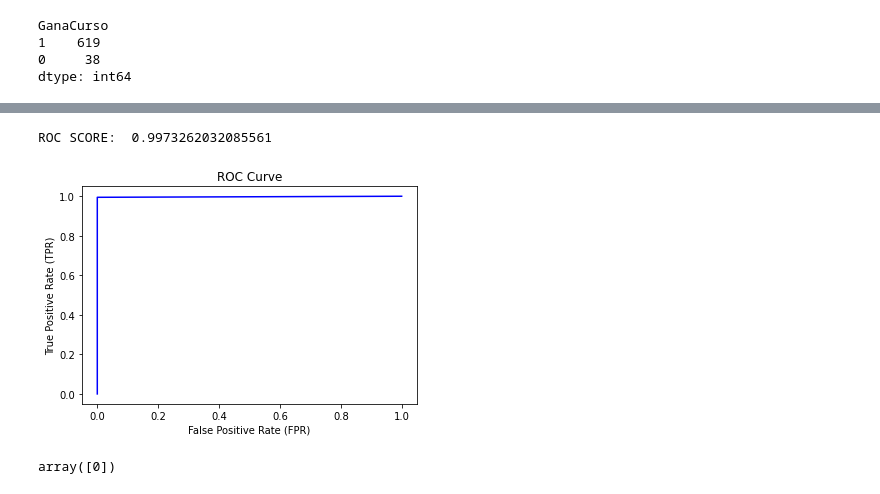
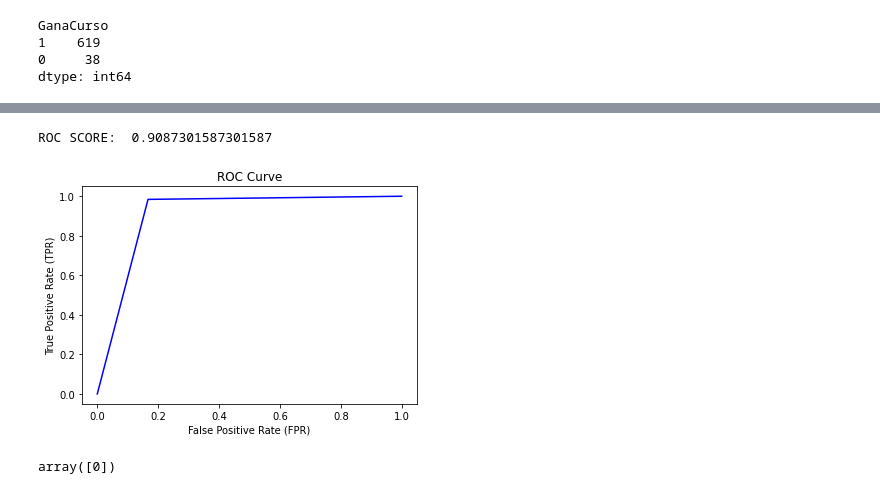
Before and after one commit to Marcela1396/analiticaUdenar, a Jupyter notebook: Modelos de Clasificacion/Arboles de decisión.ipynb, the cells around one changed output, grey strips where cells are left out. Cells and saved outputs as stored; diff of their text form; code cells hidden in the pictures.

Commit message:
Agregando nuevos modelos y ajustes

```diff
--- a/Modelos de Clasificacion/Arboles de decisión.ipynb
+++ b/Modelos de Clasificacion/Arboles de decisión.ipynb
@@ -117,4 +94,4 @@ features = ['Error1', 'Error2', 'Error3', 'Aceptado', 'Parcial1', 'Parcial2','Ti
 X = datos[features] # Features
 y = datos['GanaCurso'] # Target variable
 # %%
-X_train, X_test, y_train, y_test = train_test_split(X, y, train_size=0.7, random_state=42)
+X_train, X_test, y_train, y_test = train_test_split(X, y, test_size=0.2)
@@ -128,0 +98,15 @@ y_pred = modelo.predict(X_test)
+# %%
+# Graficar el modelo
+modelo = DecisionTreeClassifier(criterion="entropy", max_depth=9, class_weight={1:0.06})
+# entretar el modelo
+modelo = modelo.fit(X_train,y_train)
+#predecir para el dataset de testeo
+y_pred = modelo.predict(X_test)
+
+dot_data = StringIO()
+export_graphviz(modelo, out_file=dot_data,
+                filled=True, rounded=True,
+                special_characters=True,feature_names = features,class_names=['0','1'])
+graph = pydotplus.graph_from_dot_data(dot_data.getvalue())
+graph.write_png('students.png')
+Image(graph.create_png())
@@ -170,15 +140,0 @@ print (precision_score(y_test, y_pred, average=None))
-# %%
-# Graficar el modelo
-modelo1 = DecisionTreeClassifier(criterion="entropy", max_depth=8)
-# entretar el modelo
-modelo1 = modelo1.fit(X_train,y_train)
-#predecir para el dataset de testeo
-y_pred = modelo1.predict(X_test)
-
-dot_data = StringIO()
-export_graphviz(modelo1, out_file=dot_data,
-                filled=True, rounded=True,
-                special_characters=True,feature_names = features,class_names=['0','1'])
-graph = pydotplus.graph_from_dot_data(dot_data.getvalue())
-graph.write_png('students.png')
-Image(graph.create_png())
@@ -187,19 +141,16 @@ Image(graph.create_png())
 # %%
-modeloroc = DecisionTreeClassifier() #crear otro objeto del modelo DecisionTreeClassifier
-modeloroc.fit(X_train,y_train) #hacer el fit para el nuevo modelo
-pred = modeloroc.predict(X_test) # predecir utiizando el dataset X_test
-roc_score = roc_auc_score(y_test,pred) #  clauclar auc con n_samples, n_classes
+roc_score = roc_auc_score(y_test,y_pred)
 print("ROC SCORE: ",roc_score)
-fpr,tpr,threshold = roc_curve(y_test,pred)
+fpr,tpr,threshold = roc_curve(y_test,y_pred)
 plt.clf()
 plt.plot(fpr,tpr, color='Blue', label='No Skill')
 plt.xlabel('False Positive Rate (FPR)')
 plt.ylabel('True Positive Rate (TPR)')
 plt.title('ROC Curve')
 plt.show()
 # %% [output]
-ROC SCORE:  0.9973262032085561
+ROC SCORE:  0.9087301587301587
-[figure, old version]
+[figure, new version]
 # %%
 #['Error1', 'Error2', 'Error3', 'Aceptado', 'Parcial1', 'Parcial2','Tiempo']
 modelo.predict([[3,0,2,1,1,3,10]]) #correcto
```
Also changed, not shown: parts of 10 cells of this notebook, 1 other file.
